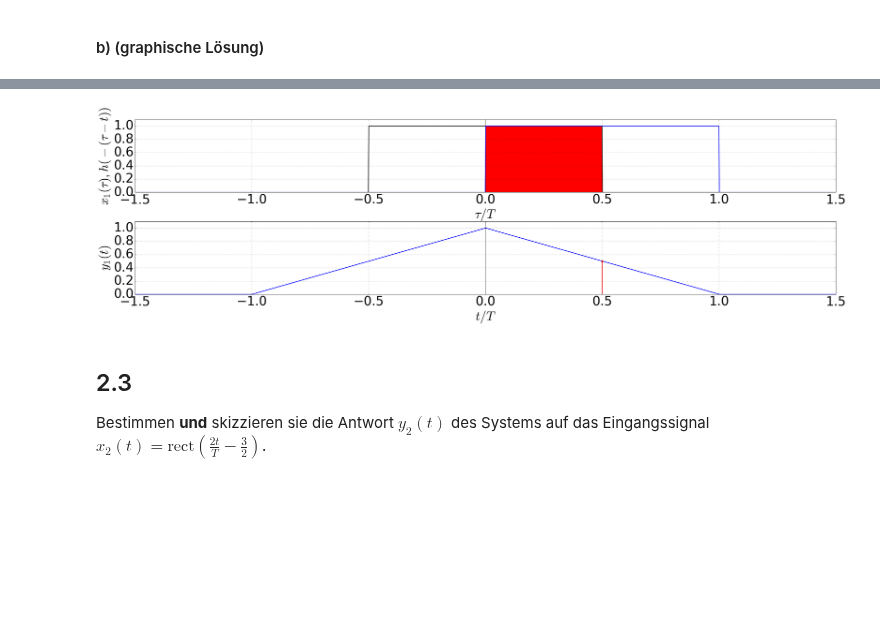
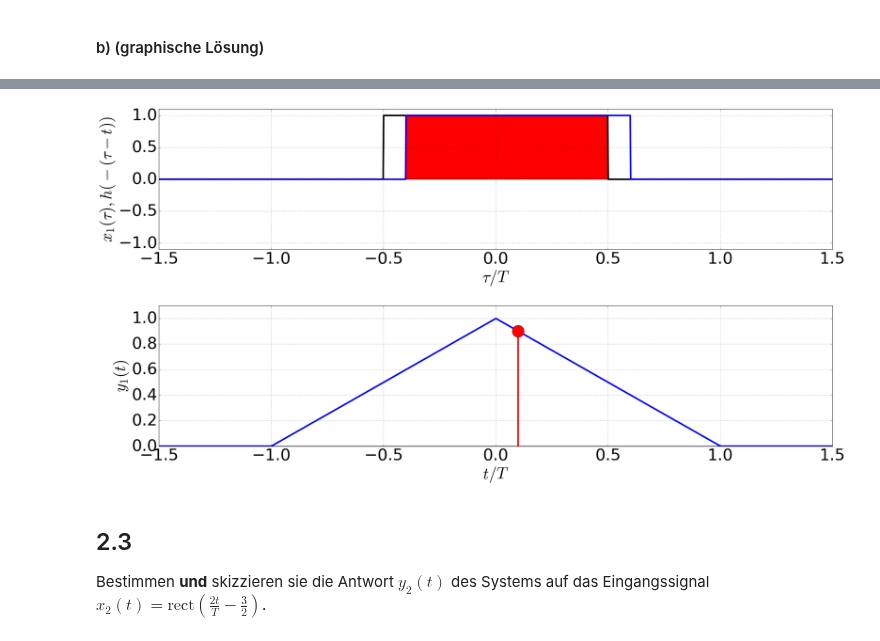
Before and after one commit to fgnt/nachrichtentechnik, a Jupyter notebook: notebooks/Uebungen/A2_Faltung_und_Tranformationstheoreme.ipynb, the cells around one changed output, grey strips where cells are left out. Cells and saved outputs as stored; diff of their text form; code cells hidden in the pictures; blank space fills up the shorter version.

Commit message:
A2: Improved plots and convolution animation

```diff
--- a/notebooks/Uebungen/A2_Faltung_und_Tranformationstheoreme.ipynb
+++ b/notebooks/Uebungen/A2_Faltung_und_Tranformationstheoreme.ipynb
@@ -33,16 +33,16 @@ N = 3*1000
 T = 1
 T_d = 6*T
 samples_per_unit = N/T_d
-crest_factor = samples_per_unit
+delta_t = 1/samples_per_unit
 
 t = np.linspace(-T_d/2, T_d/2, N)
-h = np.zeros(t.shape)
-h[(t >= -T/2) & (t <= T/2)] = 1
+
+h = 1.0*(np.abs(t) <= T/2)
 plt.grid()
 plt.xlim((-3, 3))
 plt.ylim((-0.1, 1.1))
 plt.axvline(linewidth=0.75, color='k')
-plt.plot(t/T, h, 'b-')
+plt.plot(t/T, h, 'b-', lw=4)
 plt.axhline(linewidth=0.75, color='k')
 setLabels(r'$t/T$', r'$h(t)$')
 # %% [output]
@@ -87,70 +91,72 @@ Bestimmen **und** skizzieren Sie die Antwort $y_1(t)$ des Systems auf das Eingan
 # %%
-# Define x_1(t) here:
-x1 = h
-#x1 = np.copy(np.roll(h, -int(samples_per_sec)))
+# Beispiel aus der Uebung
+x1 = h.copy()
+h_local = h.copy()
+
+# Oder:
+# Sinusschwingung
 #omega_s = 2*pi*(1/(T/8))
 #x1 = np.sin(omega_s*t);
-
-# define h(t) here:
-h_local = h
-#tau = T_d/12
+# Tiefpass erster Ordnung (RC-Glied)
+#tau = T_d/10
 #h_local = (t >= 0)*1/tau*np.exp(-t/tau)
 
 # get y_2(t)
-y1 = sig.convolve(h_local, x1, 'same')/crest_factor
+y1 = sig.convolve(h_local, x1, 'same')*delta_t
 
 zeroFunc = np.zeros(h.shape)
-ax1_ylower = min(min(x1), min(h))
-ax1_yupper = max(max(x1), max(h))
 
-ax2_ylower = min(y1)
-ax2_yupper = max(y1)
+ax1_ylower = max(max(h_local), max(x1))
+ax1_ylower = max(max(h_local), max(x1))
 
+ax2_ylower = min(y1[np.abs(t) <= 1.5*T])
+ax2_yupper = max(y1[np.abs(t) <= 1.5*T])
+
+
+@interact(shift=FloatSlider(min = -T, max = T, step = 0.1, value = -0.5))
 def LTI_convolution(shift):
+
     shift_in_samples = int(shift * samples_per_unit)
+    h_t_minus_tau = np.roll(np.flipud(h_local), shift_in_samples)
+    integrand = x1*h_t_minus_tau
+    # Berechnet das Faltungsintegral fuer ein bestimmtes t
+    y1_current_value = np.trapz(integrand)*delta_t
 
-    h_shifted_and_inverted = np.roll(np.flipud(h_local), shift_in_samples)
-    temp = x1 * h_shifted_and_inverted;
-    y1_current_value = np.trapz(temp)/crest_factor
 
-    # first plot: impulse response and input signal
-    # area under product
     fig1 = plt.figure();
+    fig1.set_size_inches(30, 15)
+    # Erster Plot:
+    # Fläche unter dem Produkt
     ax1 = fig1.add_subplot(2, 1, 1,
         xlim = (-1.5*T, 1.5*T),
-        ylim = (1.1*ax1_ylower, 1.1*ax1_yupper),
+        ylim = (-1.1*ax1_ybound, 1.1*ax1_ybound),
         xlabel = r'$\tau/T$',
         ylabel = r'$x_1(\tau), h(-(\tau-t))$')
+    ax1.grid(True)
 
-    ax1.axvline(linewidth=0.75, color='k')
-    ax1.plot(t/T, x1, color = 'k')
-
-    ax1.plot(t/T, h_shifted_and_inverted, color='b')
-    ax1.fill_between(t/T, 0, temp, facecolor='r')
-    ax1.axhline(linewidth=0.75, color='k')
-    ax1.grid()
-
-    # second plot: output signal
+    # Eingangssignal
+    ax1.plot(t/T, x1, color = 'k', lw=4)
+    # Impulsantwort
+    ax1.plot(t/T, h_t_minus_tau, color='b', lw=4)
+    # Fläche unter dem Produkt der beiden
+    ax1.fill_between(t/T, 0, integrand, facecolor='r')
+    # Zweiter Plot
     ax2 = fig1.add_subplot(2, 1, 2,
         xlim = (-1.5*T, 1.5*T),
         ylim = (1.1*ax2_ylower, 1.1*ax2_yupper),
         xlabel = r'$t/T$',
         ylabel = r'$y_1(t)$')
-    ax2.axvline(linewidth=0.75, color='k')
-    ax2.plot(t/T, y1, 'b-')
-    ax2.grid()
-    mline, sline, baseline = ax2.stem([shift],
-            [y1_current_value], color='r')
-    plt.setp(mline, 'markerfacecolor', 'r')
-    plt.setp(sline, color='r')
-    ax2.axhline(linewidth=0.75, color='k')
+    ax2.grid(True)
+    ax2.hlines(0, -1.5*T, 1.5*T, 'k')
 
+    # Ausgangssignal
+    ax2.plot(t/T, y1, 'b-', lw=4)
 
-wdg1 = widget.interactive(LTI_convolution, shift =
-    widget.FloatSlider(min = -T, max = T, step = 0.1, value = 0.0))
-ret = display(wdg1)
+    # Anzeige des aktuellen Wertes
+    ax2.plot([shift], [y1_current_value], 'ro-', ms=30)
+    ax2.vlines(shift, 0, y1_current_value, 'r', lw=4)
 # %% [output]
-[figure, old version]
+[figure, new version]
 # %% [markdown]
 ## 2.3
 Bestimmen **und** skizzieren sie die Antwort $y_2(t)$ des Systems auf das Eingangssignal $x_2(t) = \mathrm{rect}\left(\frac{2 t}{T} - \frac{3}{2}\right)$.
```
Also changed, not shown: parts of 5 cells of this notebook.
